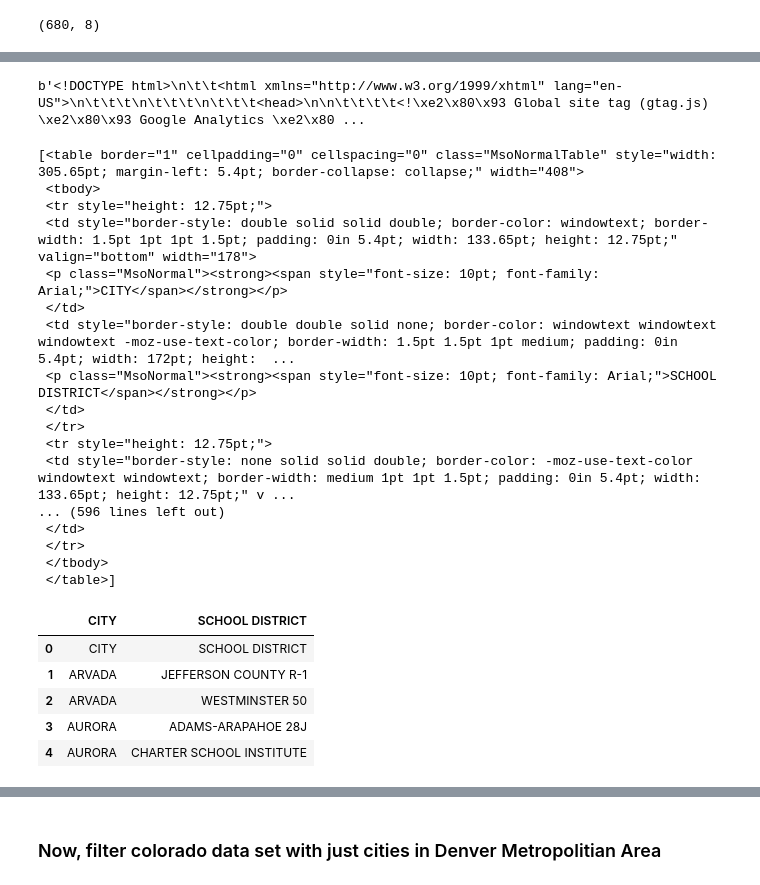
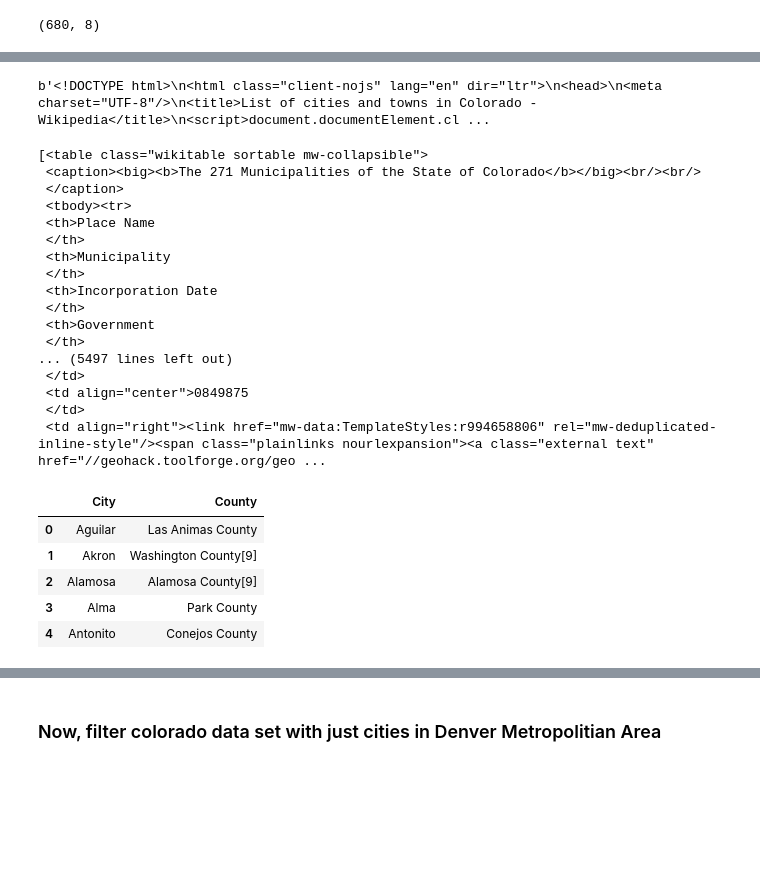
Before and after one commit to kamirothchild/Coursera_Capstone, a Jupyter notebook: Boba tea shops in Denver Metro area.ipynb, the cells around one changed output, grey strips where cells are left out. Drawn from its saved outputs; the diff is of its cells as text; code cells hidden in the pictures; blank space fills up the shorter version.

```diff
--- a/Boba tea shops in Denver Metro area.ipynb
+++ b/Boba tea shops in Denver Metro area.ipynb
@@ -88,11 +89,11 @@ Note: you may need to restart the kernel to use updated packages.
 from urllib.request import Request, urlopen
 
 #scrape website
-req = Request('https://schoolchoiceforkids.org/denver-metro-area-cities-school-districts/', headers={'User-Agent': 'Mozilla/5.0'})
+req = Request('https://en.wikipedia.org/wiki/List_of_cities_and_towns_in_Colorado', headers={'User-Agent': 'Mozilla/5.0'})
 webpage = urlopen(req).read()
 webpage
 # %% [output]
-b'<!DOCTYPE html>\n\t\t<html xmlns="http://www.w3.org/1999/xhtml" lang="en-US">\n\t\t\t\n\t\t\t\n\t\t\t<head>\n\n\t\t\t\t<!\xe2\x80\x93 Global site tag (gtag.js) \xe2\x80\x93 Google Analytics \xe2\x80 ...
+b'<!DOCTYPE html>\n<html class="client-nojs" lang="en" dir="ltr">\n<head>\n<meta charset="UTF-8"/>\n<title>List of cities and towns in Colorado - Wikipedia</title>\n<script>document.documentElement.cl ...
 # %%
 #get table html
 from bs4 import BeautifulSoup
@@ -100,30 +101,20 @@ soup = BeautifulSoup(webpage, 'html.parser')
 results = soup.find_all('table')
 results
 # %% [output]
-[<table border="1" cellpadding="0" cellspacing="0" class="MsoNormalTable" style="width: 305.65pt; margin-left: 5.4pt; border-collapse: collapse;" width="408">
- <tbody>
- <tr style="height: 12.75pt;">
- <td style="border-style: double solid solid double; border-color: windowtext; border-width: 1.5pt 1pt 1pt 1.5pt; padding: 0in 5.4pt; width: 133.65pt; height: 12.75pt;" valign="bottom" width="178">
- <p class="MsoNormal"><strong><span style="font-size: 10pt; font-family: Arial;">CITY</span></strong></p>
+[<table class="wikitable sortable mw-collapsible">
+ <caption><big><b>The 271 Municipalities of the State of Colorado</b></big><br/><br/>
+ </caption>
+ <tbody><tr>
+ <th>Place Name
+ </th>
+ <th>Municipality
+ </th>
+ <th>Incorporation Date
+ </th>
+ <th>Government
+ </th>
+... (5497 lines left out)
  </td>
- <td style="border-style: double double solid none; border-color: windowtext windowtext windowtext -moz-use-text-color; border-width: 1.5pt 1.5pt 1pt medium; padding: 0in 5.4pt; width: 172pt; height:  ...
- <p class="MsoNormal"><strong><span style="font-size: 10pt; font-family: Arial;">SCHOOL DISTRICT</span></strong></p>
+ <td align="center">0849875
  </td>
- </tr>
- <tr style="height: 12.75pt;">
- <td style="border-style: none solid solid double; border-color: -moz-use-text-color windowtext windowtext; border-width: medium 1pt 1pt 1.5pt; padding: 0in 5.4pt; width: 133.65pt; height: 12.75pt;" v ...
-... (596 lines left out)
- </td>
- </tr>
- </tbody>
- </table>]
+ <td align="right"><link href="mw-data:TemplateStyles:r994658806" rel="mw-deduplicated-inline-style"/><span class="plainlinks nourlexpansion"><a class="external text" href="//geohack.toolforge.org/geo ...
-# %%
-#scrape table into 2 colums
-A=[]
-B=[]
-
-for row in soup.find_all('tr'):
-    cells=row.find_all('td')
-    if len(cells)==2:
-        A.append(cells[0].text.strip())
-        B.append(cells[1].text.strip())
@@ -130,14 +159,14 @@ for row in soup.find_all('tr'):
 # %%
-#get dataframe denmetro
-denmetro=pd.DataFrame(A,columns=['CITY'])
-denmetro['SCHOOL DISTRICT']=B
+#get dataframe denmetro and choose only columns we want
+co_city=pd.DataFrame(A,columns=['City'])
+co_city['County']=E
 
 
-denmetro.head()
+co_city.head()
 # %% [output]
-|  | CITY | SCHOOL DISTRICT |
-| 0 | CITY | SCHOOL DISTRICT |
-| 1 | ARVADA | JEFFERSON COUNTY R-1 |
-| 2 | ARVADA | WESTMINSTER 50 |
-| 3 | AURORA | ADAMS-ARAPAHOE 28J |
-| 4 | AURORA | CHARTER SCHOOL INSTITUTE |
+|  | City | County |
+| 0 | Aguilar | Las Animas County |
+| 1 | Akron | Washington County[9] |
+| 2 | Alamosa | Alamosa County[9] |
+| 3 | Alma | Park County |
+| 4 | Antonito | Conejos County |
```
Also changed, not shown: parts of 75 cells of this notebook.
